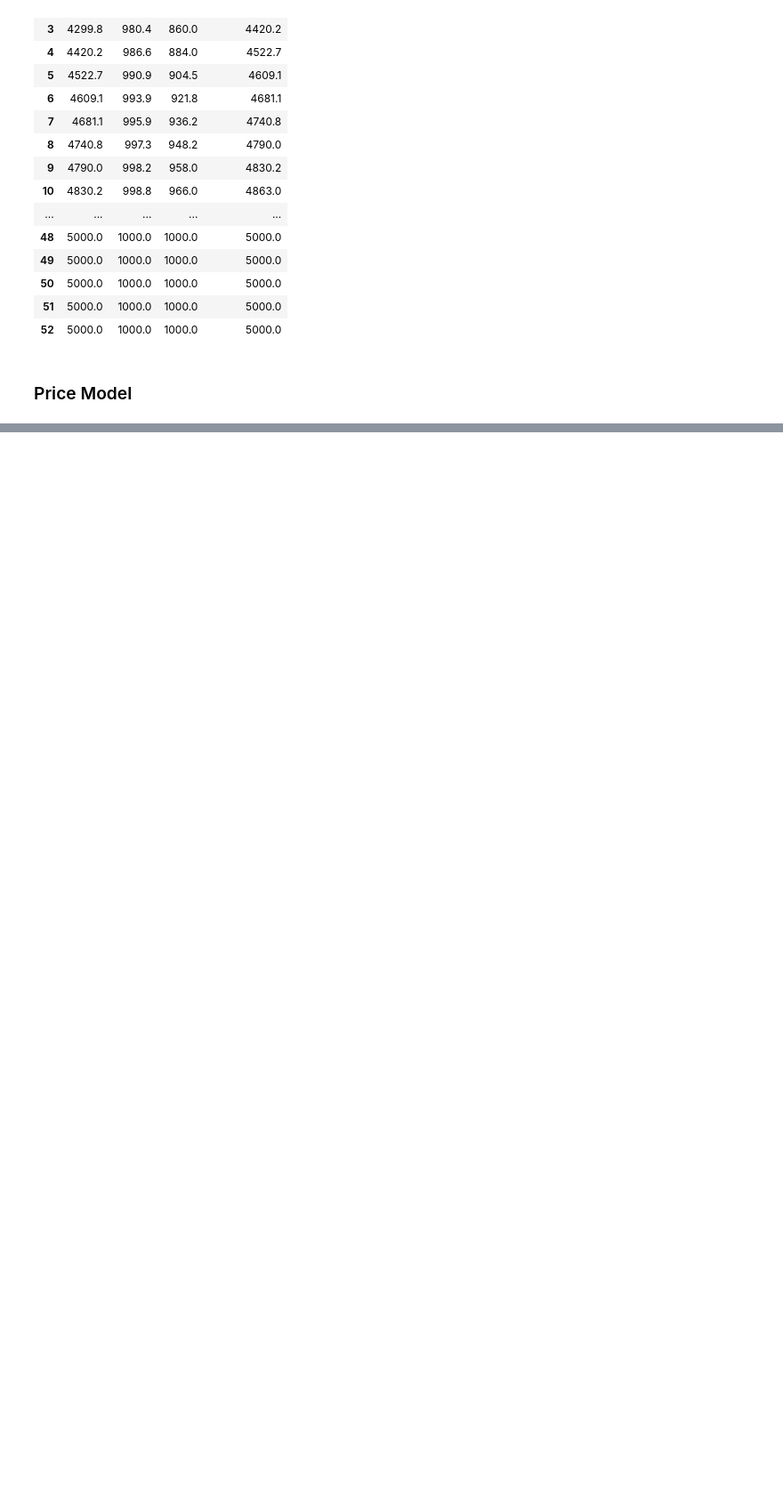
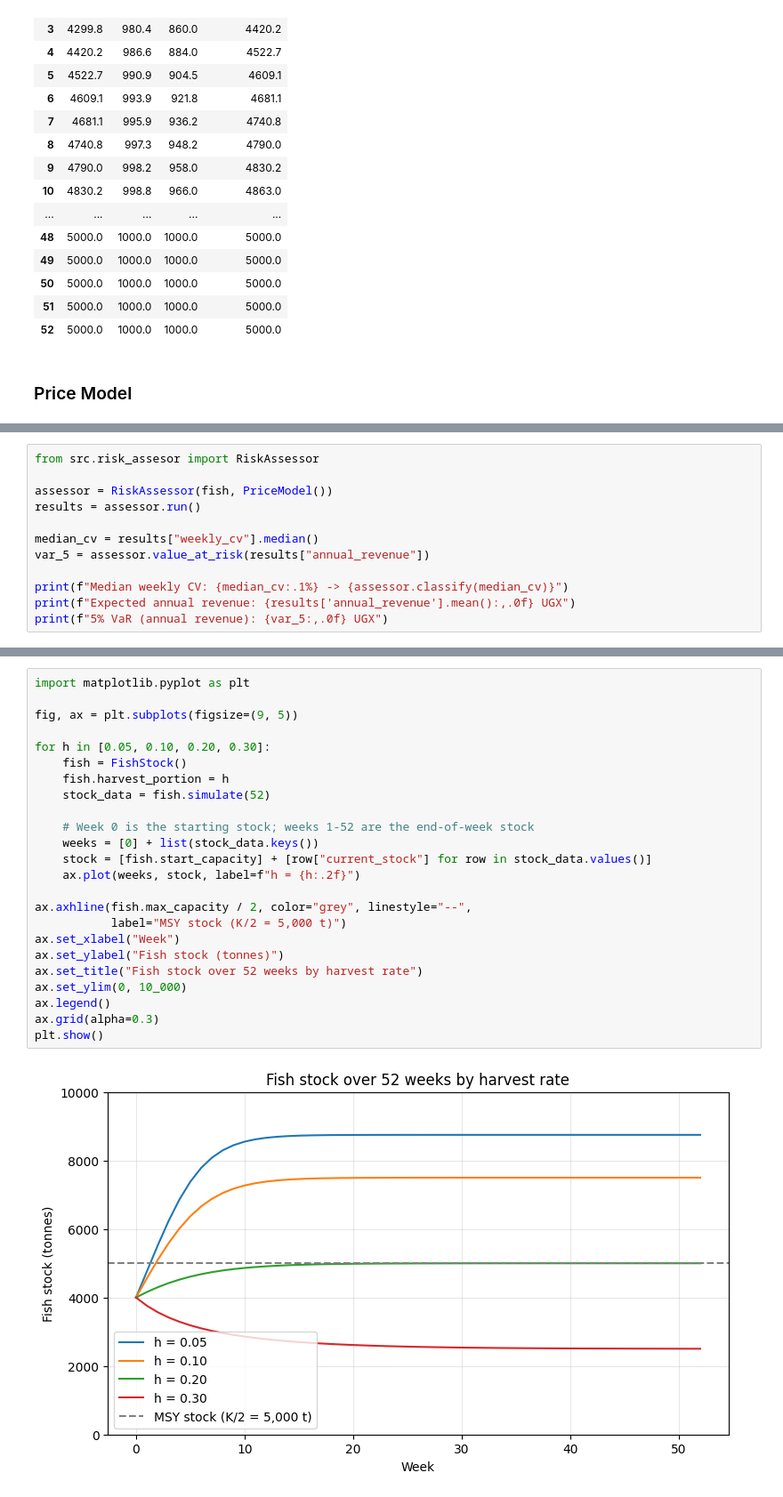
Before and after one commit to instantiate2roy/assignment-1, a Jupyter notebook: project3_fish_stock.ipynb, the cells around one changed output, grey strips where cells are left out. Shown at 89% size. Drawn from its saved outputs; the diff is of its cells as text; blank space fills up the shorter version.

```diff
--- a/project3_fish_stock.ipynb
+++ b/project3_fish_stock.ipynb
@@ -106,0 +169,12 @@ pandas.Series(prices, name="price_ugx_per_kg")
+# %%
+from src.risk_assesor import RiskAssessor
+
+assessor = RiskAssessor(fish, PriceModel())
+results = assessor.run()
+
+median_cv = results["weekly_cv"].median()
+var_5 = assessor.value_at_risk(results["annual_revenue"])
+
+print(f"Median weekly CV: {median_cv:.1%} -> {assessor.classify(median_cv)}")
+print(f"Expected annual revenue: {results['annual_revenue'].mean():,.0f} UGX")
+print(f"5% VaR (annual revenue): {var_5:,.0f} UGX")
@@ -106,0 +232,26 @@ pandas.Series(prices, name="price_ugx_per_kg")
+# %%
+import matplotlib.pyplot as plt
+
+fig, ax = plt.subplots(figsize=(9, 5))
+
+for h in [0.05, 0.10, 0.20, 0.30]:
+    fish = FishStock()
+    fish.harvest_portion = h
+    stock_data = fish.simulate(52)
+
+    # Week 0 is the starting stock; weeks 1-52 are the end-of-week stock
+    weeks = [0] + list(stock_data.keys())
+    stock = [fish.start_capacity] + [row["current_stock"] for row in stock_data.values()]
+    ax.plot(weeks, stock, label=f"h = {h:.2f}")
+
+ax.axhline(fish.max_capacity / 2, color="grey", linestyle="--",
+           label="MSY stock (K/2 = 5,000 t)")
+ax.set_xlabel("Week")
+ax.set_ylabel("Fish stock (tonnes)")
+ax.set_title("Fish stock over 52 weeks by harvest rate")
+ax.set_ylim(0, 10_000)
+ax.legend()
+ax.grid(alpha=0.3)
+plt.show()
+# %% [output]
+[figure, added]
```
Also changed, not shown: parts of 17 cells of this notebook, 5 other files.
